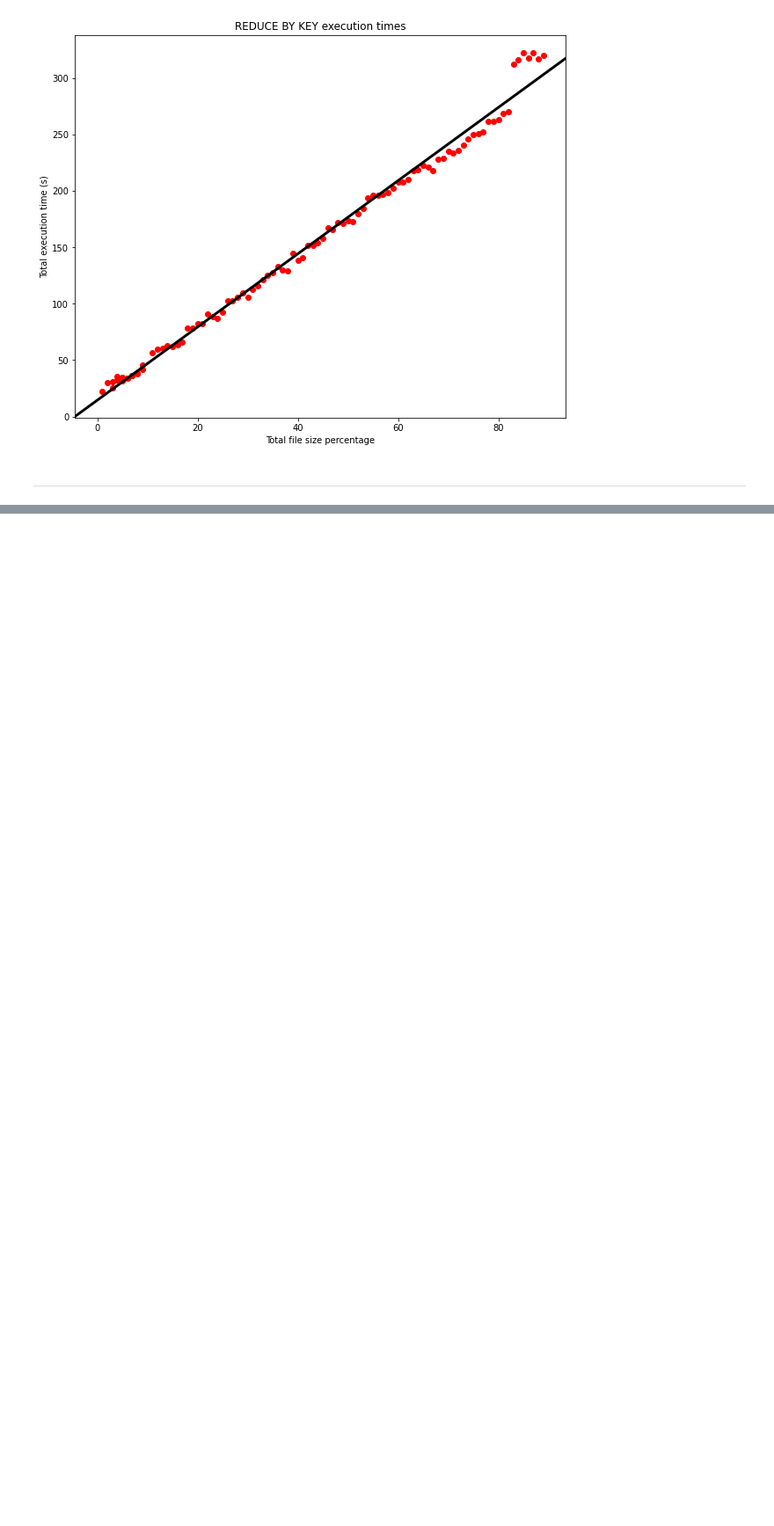
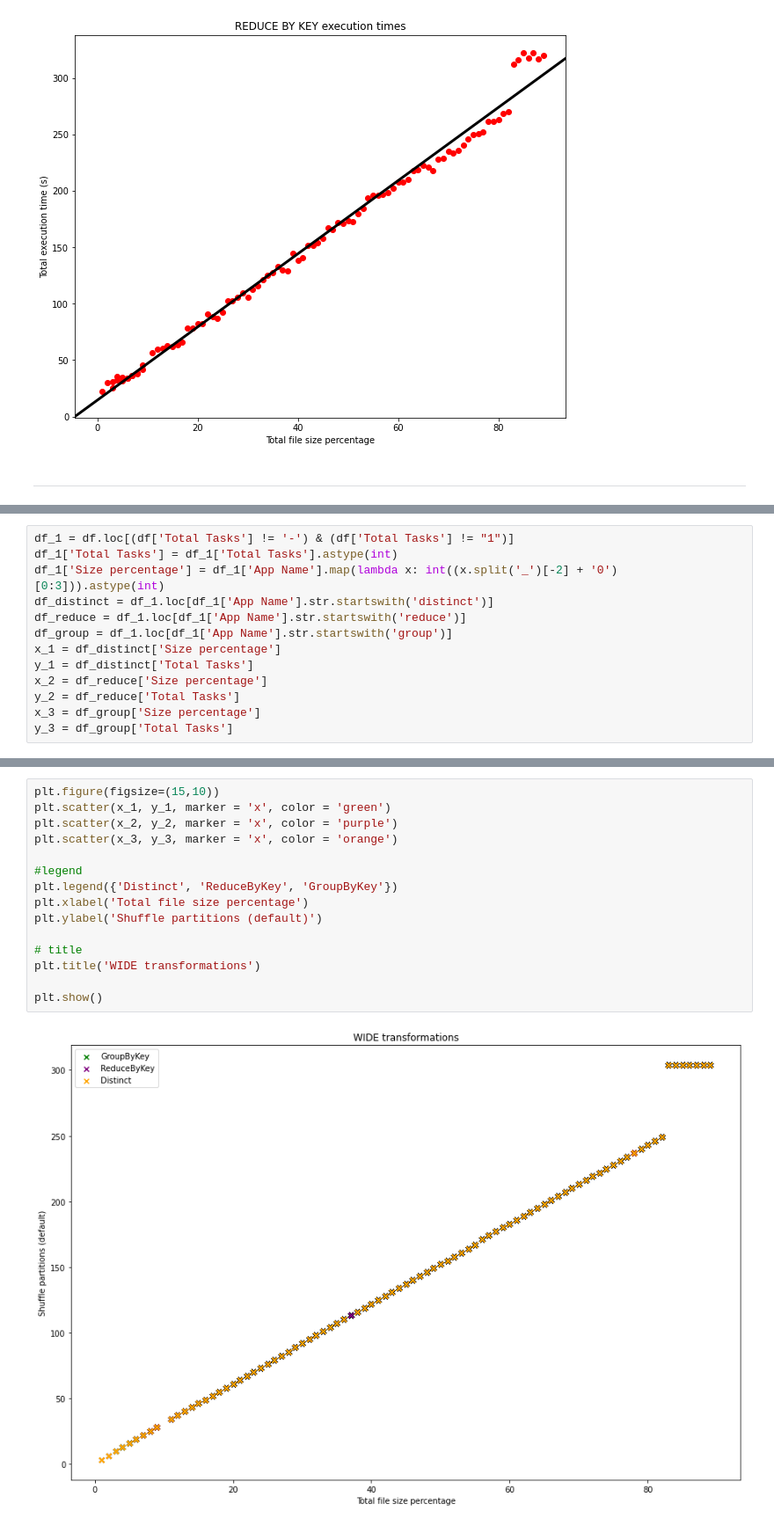
Before and after one commit to sargar19/trabajo-fin-de-grado, a Jupyter notebook: notebooks/Experimento 1.ipynb, the cells around one changed output, grey strips where cells are left out. Shown at 88% size. Drawn from its saved outputs; the diff is of its cells as text; blank space fills up the shorter version.

```diff
--- a/notebooks/Experimento 1.ipynb
+++ b/notebooks/Experimento 1.ipynb
@@ -243,0 +273,13 @@ plt.show()
+# %%
+df_1 = df.loc[(df['Total Tasks'] != '-') & (df['Total Tasks'] != "1")]
+df_1['Total Tasks'] = df_1['Total Tasks'].astype(int)
+df_1['Size percentage'] = df_1['App Name'].map(lambda x: int((x.split('_')[-2] + '0')[0:3])).astype(int)
+df_distinct = df_1.loc[df_1['App Name'].str.startswith('distinct')]
+df_reduce = df_1.loc[df_1['App Name'].str.startswith('reduce')]
+df_group = df_1.loc[df_1['App Name'].str.startswith('group')]
+x_1 = df_distinct['Size percentage']
+y_1 = df_distinct['Total Tasks']
+x_2 = df_reduce['Size percentage']
+y_2 = df_reduce['Total Tasks']
+x_3 = df_group['Size percentage']
+y_3 = df_group['Total Tasks']
@@ -243,0 +297,17 @@ plt.show()
+# %%
+plt.figure(figsize=(15,10))
+plt.scatter(x_1, y_1, marker = 'x', color = 'green')
+plt.scatter(x_2, y_2, marker = 'x', color = 'purple')
+plt.scatter(x_3, y_3, marker = 'x', color = 'orange')
+
+#legend
+plt.legend({'Distinct', 'ReduceByKey', 'GroupByKey'})
+plt.xlabel('Total file size percentage')
+plt.ylabel('Shuffle partitions (default)')
+
+# title
+plt.title('WIDE transformations')
+
+plt.show()
+# %% [output]
+[figure, added]
```
Also changed, not shown: parts of 4 cells of this notebook.
